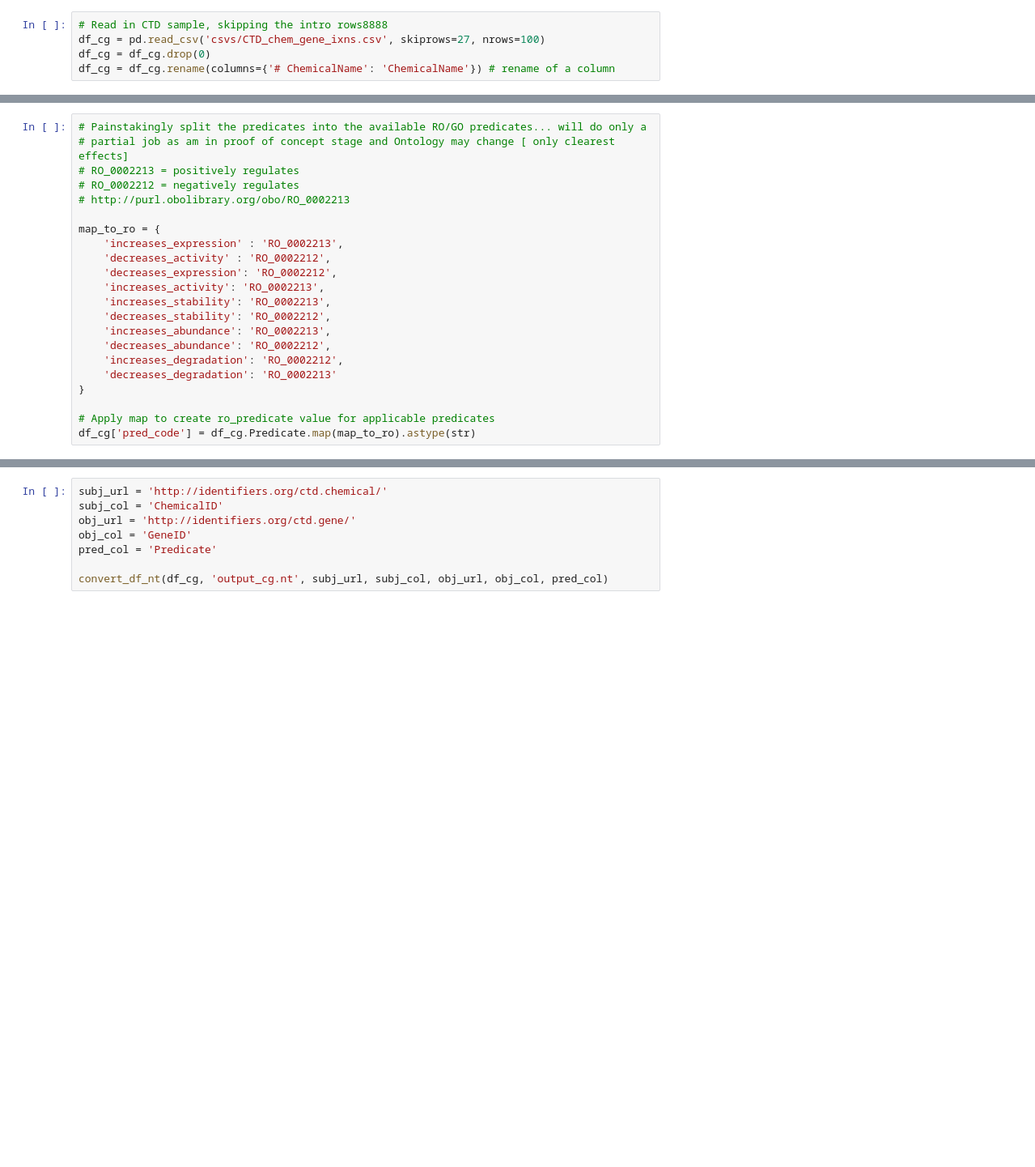
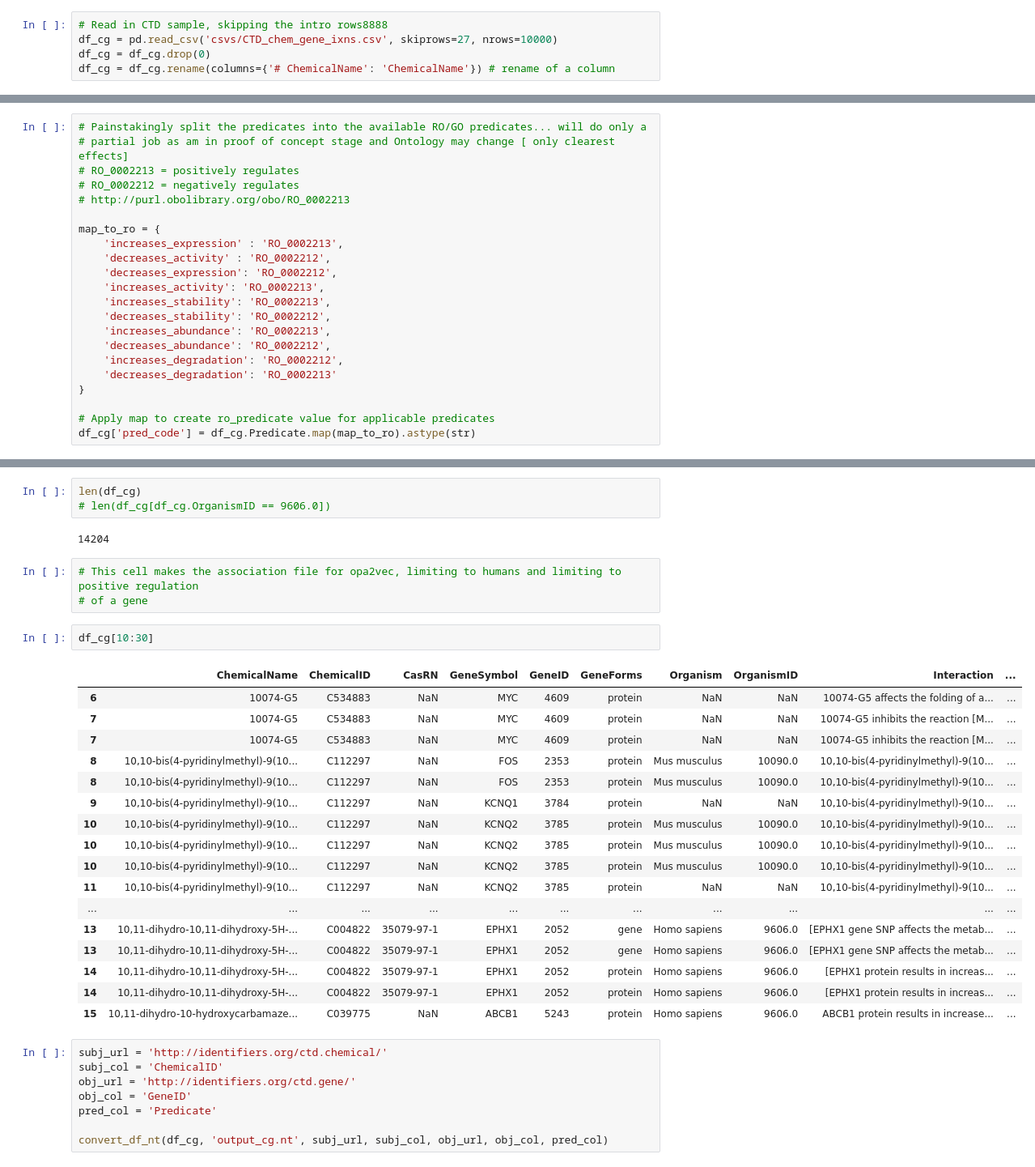
Before and after one commit to colemai/msc-thesis, a Jupyter notebook: ctd-to-nt/ctd-to-nt.ipynb, the cells around one changed output, grey strips where cells are left out. Shown at 81% size. Drawn from its saved outputs; the diff is of its cells as text; blank space fills up the shorter version.

```diff
--- a/ctd-to-nt/ctd-to-nt.ipynb
+++ b/ctd-to-nt/ctd-to-nt.ipynb
@@ -141,7 +141,7 @@ subprocess.call('echo "Begin Chem-Gene" >> log.txt', shell=True)
 0
 # %%
 # Read in CTD sample, skipping the intro rows8888
-df_cg = pd.read_csv('csvs/CTD_chem_gene_ixns.csv', skiprows=27, nrows=100)
+df_cg = pd.read_csv('csvs/CTD_chem_gene_ixns.csv', skiprows=27, nrows=10000)
 df_cg = df_cg.drop(0)
 df_cg = df_cg.rename(columns={'# ChemicalName': 'ChemicalName'}) # rename of a column
 # %%
@@ -196,3 +207,31 @@ df_cg.head()
+# %%
+len(df_cg)
+# len(df_cg[df_cg.OrganismID == 9606.0])
+# %% [output]
+14204
+# %%
+# This cell makes the association file for opa2vec, limiting to humans and limiting to positive regulation
+# of a gene
+# %%
+df_cg[10:30]
+# %% [output]
+|  | ChemicalName | ChemicalID | CasRN | GeneSymbol | GeneID | GeneForms | Organism | OrganismID | Interaction | ... |
+| 6 | 10074-G5 | C534883 | NaN | MYC | 4609 | protein | NaN | NaN | 10074-G5 affects the folding of a... | ... |
+| 7 | 10074-G5 | C534883 | NaN | MYC | 4609 | protein | NaN | NaN | 10074-G5 inhibits the reaction [M... | ... |
+| 7 | 10074-G5 | C534883 | NaN | MYC | 4609 | protein | NaN | NaN | 10074-G5 inhibits the reaction [M... | ... |
+| 8 | 10,10-bis(4-pyridinylmethyl)-9(10... | C112297 | NaN | FOS | 2353 | protein | Mus musculus | 10090.0 | 10,10-bis(4-pyridinylmethyl)-9(10... | ... |
+| 8 | 10,10-bis(4-pyridinylmethyl)-9(10... | C112297 | NaN | FOS | 2353 | protein | Mus musculus | 10090.0 | 10,10-bis(4-pyridinylmethyl)-9(10... | ... |
+| 9 | 10,10-bis(4-pyridinylmethyl)-9(10... | C112297 | NaN | KCNQ1 | 3784 | protein | NaN | NaN | 10,10-bis(4-pyridinylmethyl)-9(10... | ... |
+| 10 | 10,10-bis(4-pyridinylmethyl)-9(10... | C112297 | NaN | KCNQ2 | 3785 | protein | Mus musculus | 10090.0 | 10,10-bis(4-pyridinylmethyl)-9(10... | ... |
+| 10 | 10,10-bis(4-pyridinylmethyl)-9(10... | C112297 | NaN | KCNQ2 | 3785 | protein | Mus musculus | 10090.0 | 10,10-bis(4-pyridinylmethyl)-9(10... | ... |
+| 10 | 10,10-bis(4-pyridinylmethyl)-9(10... | C112297 | NaN | KCNQ2 | 3785 | protein | Mus musculus | 10090.0 | 10,10-bis(4-pyridinylmethyl)-9(10... | ... |
+| 11 | 10,10-bis(4-pyridinylmethyl)-9(10... | C112297 | NaN | KCNQ2 | 3785 | protein | NaN | NaN | 10,10-bis(4-pyridinylmethyl)-9(10... | ... |
+| ... | ... | ... | ... | ... | ... | ... | ... | ... | ... | ... |
+| 13 | 10,11-dihydro-10,11-dihydroxy-5H-... | C004822 | 35079-97-1 | EPHX1 | 2052 | gene | Homo sapiens | 9606.0 | [EPHX1 gene SNP affects the metab... | ... |
+| 13 | 10,11-dihydro-10,11-dihydroxy-5H-... | C004822 | 35079-97-1 | EPHX1 | 2052 | gene | Homo sapiens | 9606.0 | [EPHX1 gene SNP affects the metab... | ... |
+| 14 | 10,11-dihydro-10,11-dihydroxy-5H-... | C004822 | 35079-97-1 | EPHX1 | 2052 | protein | Homo sapiens | 9606.0 | [EPHX1 protein results in increas... | ... |
+| 14 | 10,11-dihydro-10,11-dihydroxy-5H-... | C004822 | 35079-97-1 | EPHX1 | 2052 | protein | Homo sapiens | 9606.0 | [EPHX1 protein results in increas... | ... |
+| 15 | 10,11-dihydro-10-hydroxycarbamaze... | C039775 | NaN | ABCB1 | 5243 | protein | Homo sapiens | 9606.0 | ABCB1 protein results in increase... | ... |
 # %%
 subj_url = 'http://identifiers.org/ctd.chemical/'
 subj_col = 'ChemicalID'
```
Also changed, not shown: parts of 2 cells of this notebook, 2 other files.
